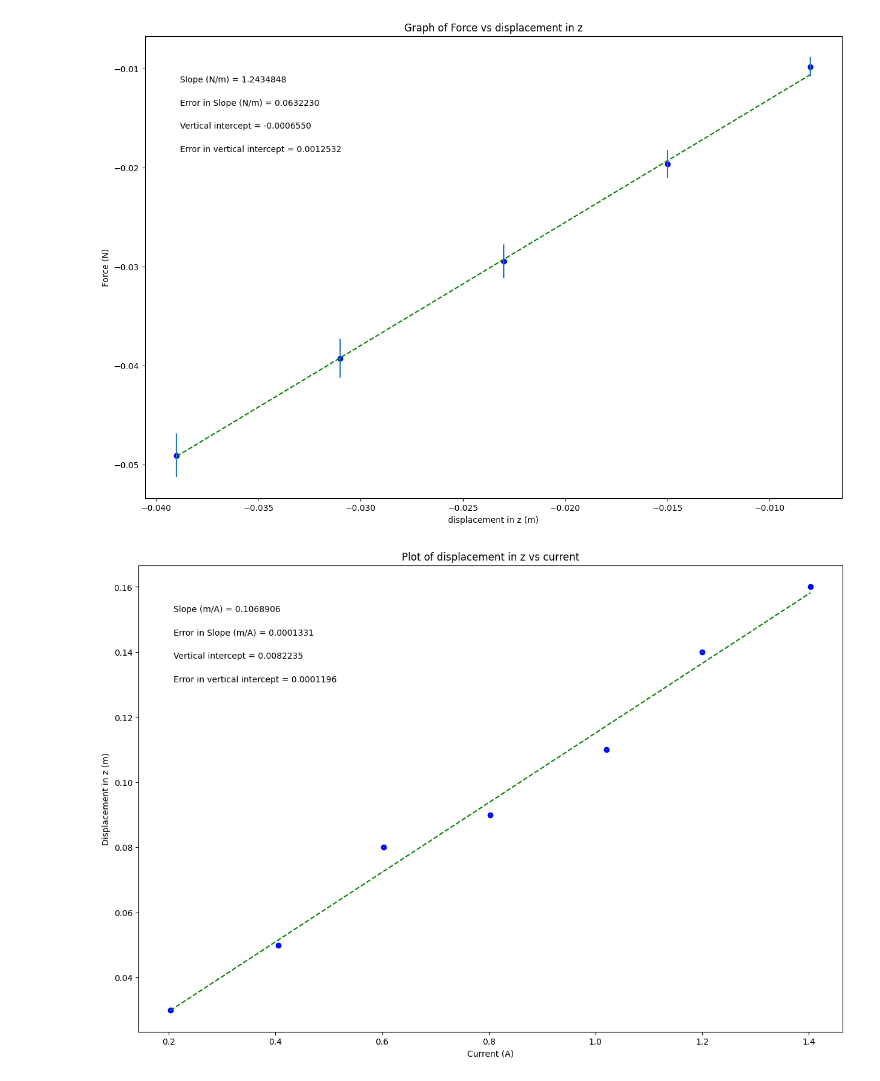
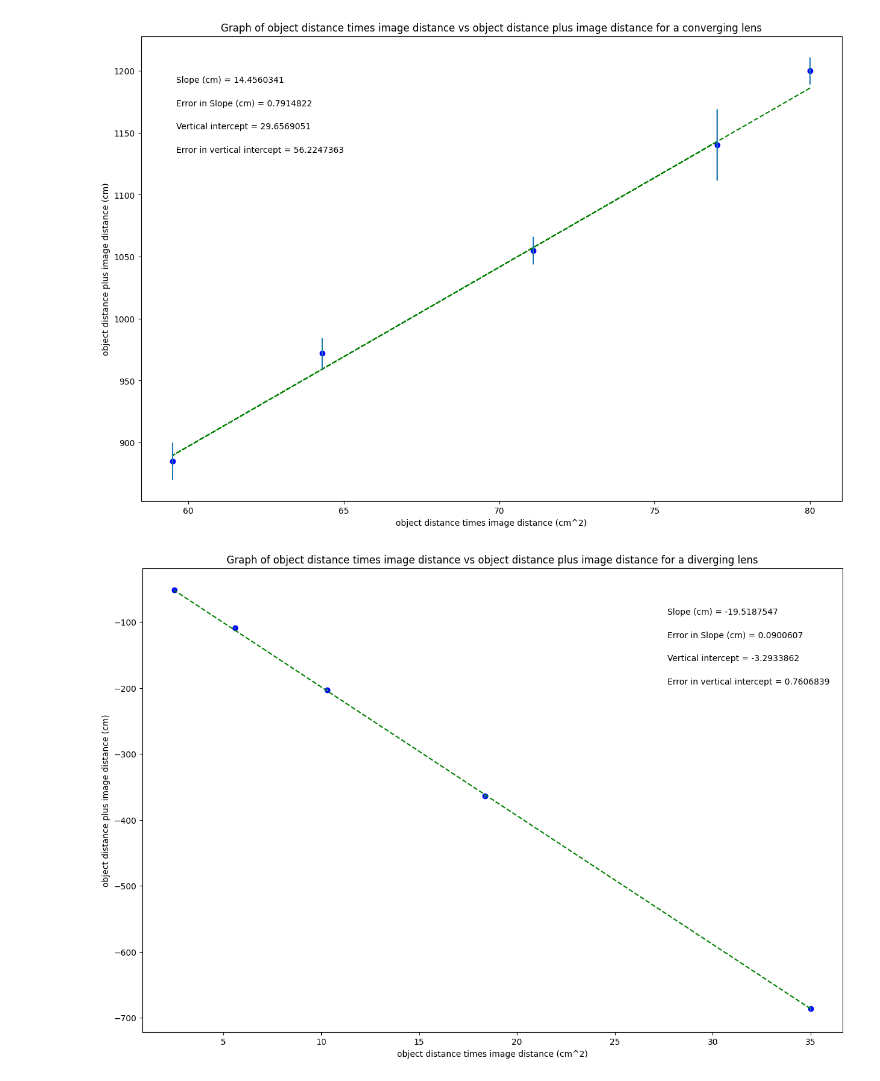
Before and after one commit to dsr11105/Physics-216, a Jupyter notebook: Copy_of_PHSXlab_plotting_template.ipynb, the cells around one changed output. Drawn from its saved outputs; the diff is of its cells as text; code cells hidden in the pictures.

```diff
--- a/Copy_of_PHSXlab_plotting_template.ipynb
+++ b/Copy_of_PHSXlab_plotting_template.ipynb
@@ -19,11 +19,11 @@ import matplotlib.pyplot as plt
 #variable names should start with a letter and must contain only letters, numbers, and underscores
 
 
-xvariable_changeme = np.array([-0.008, -0.015, -0.023, -0.031, -0.039])
+xvariable_changeme = np.array([77, 59.5, 64.3, 71.1, 80])
 
-yvariable_changeme = np.array([-0.00981, -0.01962, -0.02943, -0.03924, -0.04905])
+yvariable_changeme = np.array([1140, 885, 972, 1055, 1200])
 
-err_yvariable_changeme = np.array([0.000981, 0.001387, 0.001699, 0.001962, 0.002194])
+err_yvariable_changeme = np.array([28.677, 14.975, 12.534, 11.177, 10.909])
 
 
 
@@ -37,10 +37,10 @@ dy = err_yvariable_changeme        #this should be your error in y array
 
 #UPDATE EACH OF THESE 4 STRINGS FOR YOUR PLOT LABELS AS YOU WANT THEM TO APPEAR
 
-plot_title= 'Graph of Force vs displacement in z'
-x_label= 'displacement in z (m)'
-y_label= 'Force (N)'
-slope_units= 'N/m'
+plot_title= 'Graph of object distance times image distance vs object distance plus image distance for a converging lens'
+x_label= 'object distance times image distance (cm^2)'
+y_label= 'object distance plus image distance (cm)'
+slope_units= 'cm'
 
 #UPDATE ANNOTATION PLACEMENT SO IT'S OUT OF WAY OF PLOTTED DATA AND BEST FIT LINE
 #integer from 1 to 4, top R corner is 1 (counter-clockwise from there)
@@ -119,7 +119,7 @@ plt.annotate('Error in vertical intercept = {value:.{digits}f}'.format(value=db,
 
 plt.show()
 # %% [output]
-[figure, old version]
+[figure, new version]
 # %%
 #PHSX 216 & 218 plotting code
 #Brianna Beller
@@ -139,11 +139,11 @@ import matplotlib.pyplot as plt
 #variable names should start with a letter and must contain only letters, numbers, and underscores
 
 
-xvariable_changeme = np.array([0.203, 0.405, 0.603, 0.802, 1.02, 1.2, 1.403])
+xvariable_changeme = np.array([35, 18.35, 10.3, 5.6, 2.5])
 
-yvariable_changeme = np.array([0.003, 0.005, 0.008, 0.009, 0.011, 0.014, 0.016])
+yvariable_changeme = np.array([-686, -364.2, -203, -108.8, -51])
 
-err_yvariable_changeme = np.array([0.000141,0.000141,0.000141,0.000141,0.000141,0.000141,0.000141])
+err_yvariable_changeme = np.array([3.603, 2.308, 1.6, 1.116, .736])
 
 
 
@@ -157,15 +157,15 @@ dy = err_yvariable_changeme        #this should be your error in y array
 
 #UPDATE EACH OF THESE 4 STRINGS FOR YOUR PLOT LABELS AS YOU WANT THEM TO APPEAR
 
-plot_title= 'Plot of displacement in z vs current'
-x_label= 'Current (A)'
-y_label= 'Displacement in z (m)'
-slope_units= 'm/A'
+plot_title= 'Graph of object distance times image distance vs object distance plus image distance for a diverging lens'
+x_label= 'object distance times image distance (cm^2)'
+y_label= 'object distance plus image distance (cm)'
+slope_units= 'cm'
 
 #UPDATE ANNOTATION PLACEMENT SO IT'S OUT OF WAY OF PLOTTED DATA AND BEST FIT LINE
 #integer from 1 to 4, top R corner is 1 (counter-clockwise from there)
 
-annotation_placement=2
+annotation_placement=1
 
 
 #-----------------------------------------------------------------------#
@@ -212,31 +212,31 @@ elif annotation_placement==3 or annotation_placement==4:
 #Don't need to change anything in this section!
 
 #Plot data on graph. Plot error bars and place values for slope,
 #error in slope, and vertical intercept (plus error) on the plot using "annotate"
 
 plt.figure(figsize=(15,10))
 
 plt.plot(x, fit, color='green', linestyle='--')
 plt.scatter(x, y, color='blue', marker='o')
 
 plt.xlabel(x_label)
 plt.ylabel(y_label)
 plt.title(plot_title)
 
 plt.errorbar(x, y, yerr=dy, xerr=None, fmt="none") #don't need to plot x error bars
 
 plt.annotate('Slope ({}) = {value:.{digits}f}'.format(slope_units,value=m, digits=7),
              (xpos, ypos[0]), xycoords='axes fraction')
 
 plt.annotate('Error in Slope ({}) = {value:.{digits}f}'.format(slope_units,value=dm, digits=7),
              (xpos, ypos[1]), xycoords='axes fraction')
 
 plt.annotate('Vertical intercept = {value:.{digits}f}'.format(value=b, digits=7),
              (xpos, ypos[2]), xycoords='axes fraction')
 
 plt.annotate('Error in vertical intercept = {value:.{digits}f}'.format(value=db, digits=7),
              (xpos, ypos[3]), xycoords='axes fraction')
 
 plt.show()
 # %% [output]
-[figure, old version]
+[figure, new version]
```
